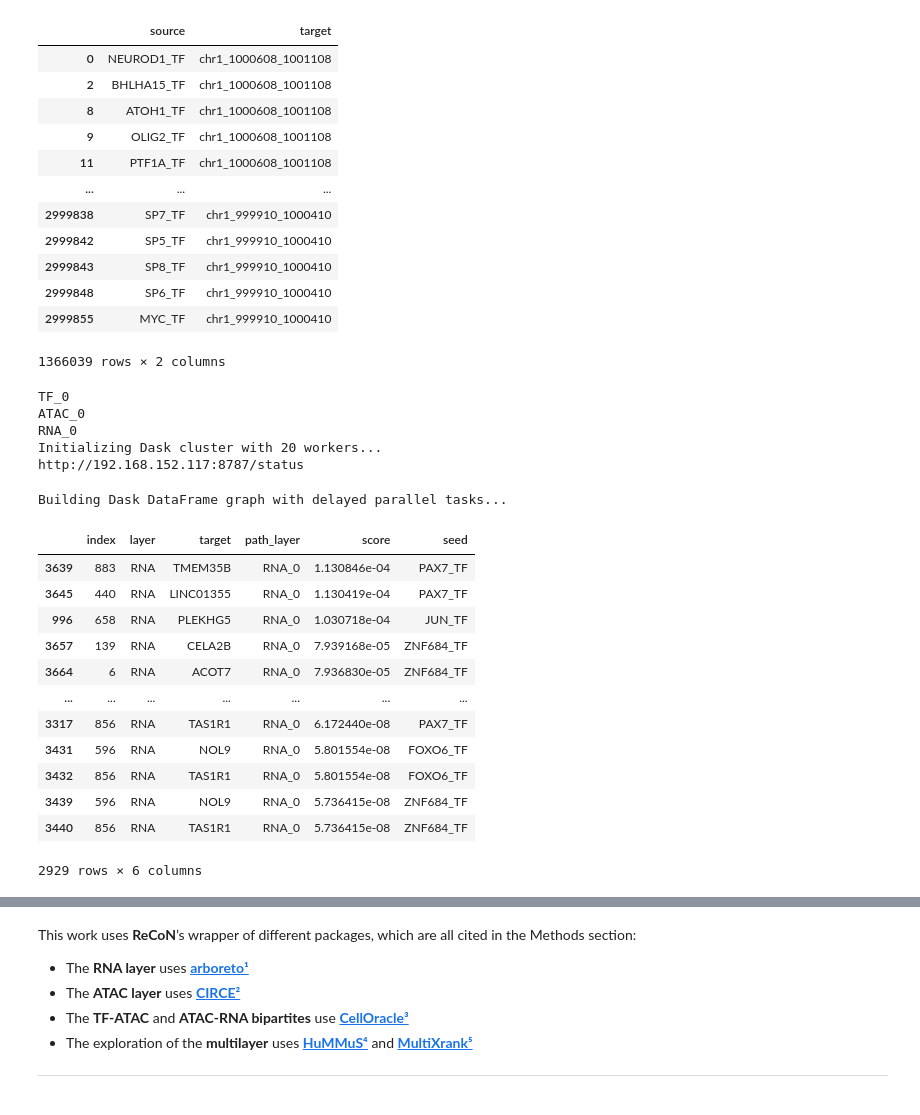
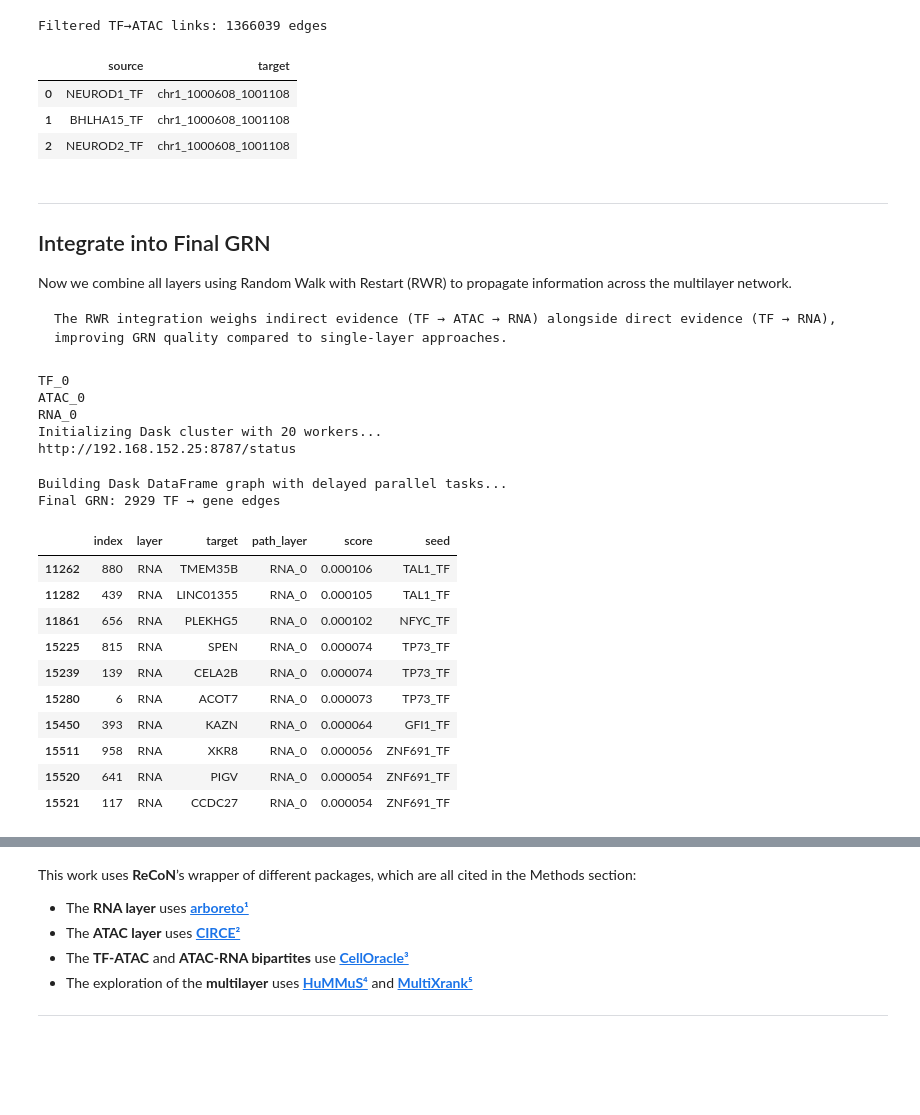
Before and after one commit to cantinilab/ReCoN, a Jupyter notebook: docs/source/recon_examples/4.recon_hummus.ipynb, the cells around one changed output, grey strips where cells are left out. Cells and saved outputs as stored; diff of their text form; code cells hidden in the pictures; blank space fills up the shorter version.

````diff
--- a/docs/source/recon_examples/4.recon_hummus.ipynb
+++ b/docs/source/recon_examples/4.recon_hummus.ipynb
@@ -32,3 +84,4 @@ import scanpy as sc
 # %%
-# import data
-mudata = mu.read_h5mu("circe_benchmark/data/datasets/pbmc10x/pbmc10x.h5mu")
+# Load paired RNA + ATAC data
+mudata = mu.read_h5mu("./data/build_grn_tuto/pbmc10x.h5mu")
+print(f"RNA: {mudata.mod['rna'].shape}, ATAC: {mudata.mod['atac'].shape}")
@@ -35,3 +90,5 @@ mudata = mu.read_h5mu("circe_benchmark/data/datasets/pbmc10x/pbmc10x.h5mu")
 # %%
-rna = mudata.mod['rna'][:, :1000]
-atac = mudata.mod['atac'][:, :5000]
+# Subset for faster computation (remove for full analysis)
+rna = mudata.mod['rna'][:5000, :1000]   # First 1000 genes
+atac = mudata.mod['atac'][:5000, :5000] # First 5000 peaks
+print(f"Subset - RNA: {rna.shape}, ATAC: {atac.shape}")
@@ -44,17 +144,22 @@ Calculating TF-to-gene importance
 # %%
+# Prepare ATAC peak names (replace special characters)
 atac.var_names = atac.var_names.str.replace("-", "_")
 atac.var_names = atac.var_names.str.replace(":", "_")
 
+# Add genomic region information
 atac = ci.add_region_infos(atac)
 
+# Compute peak co-accessibility network
 ci.compute_atac_network(atac, njobs=20)
 
-atac_network = ci.extract_atac_links(atac, key='atac_network', )
+# Extract and format the network
+atac_network = ci.extract_atac_links(atac, key='atac_network')
 atac_network = atac_network.rename(columns={
     "Peak1": "source",
     "Peak2": "target",
     "score": "weight"
 })
+print(f"ATAC network: {len(atac_network)} edges")
 # %% [output]
 [interactive output not drawn]
 [interactive output not drawn]
@@ -97,22 +228,28 @@ Filtering finished: 702652 -> 156632
 # %%
+# Filter to keep only links from known TFs
 tf_atac_links = tf_atac_links[tf_atac_links['source'].str.replace("_TF", "").isin(tfs_list)]
+print(f"Filtered TF→ATAC links: {len(tf_atac_links)} edges")
+# %% [output]
+Filtered TF→ATAC links: 1366039 edges
 # %%
-tf_atac_links
+tf_atac_links.head(3)
 # %% [output]
 |  | source | target |
 | 0 | NEUROD1_TF | chr1_1000608_1001108 |
-| 2 | BHLHA15_TF | chr1_1000608_1001108 |
-| 8 | ATOH1_TF | chr1_1000608_1001108 |
-| 9 | OLIG2_TF | chr1_1000608_1001108 |
-| 11 | PTF1A_TF | chr1_1000608_1001108 |
-| ... | ... | ... |
-| 2999838 | SP7_TF | chr1_999910_1000410 |
-| 2999842 | SP5_TF | chr1_999910_1000410 |
-| 2999843 | SP8_TF | chr1_999910_1000410 |
-| 2999848 | SP6_TF | chr1_999910_1000410 |
-| 2999855 | MYC_TF | chr1_999910_1000410 |
+| 1 | BHLHA15_TF | chr1_1000608_1001108 |
+| 2 | NEUROD2_TF | chr1_1000608_1001108 |
-1366039 rows × 2 columns
+# %% [markdown]
+---
+
+## Integrate into Final GRN
+
+Now we combine all layers using Random Walk with Restart (RWR) to propagate information across the multilayer network.
+
+```{tip}
+The RWR integration weighs indirect evidence (TF → ATAC → RNA) alongside direct evidence (TF → RNA), improving GRN quality compared to single-layer approaches.
+```
 # %%
+# Generate integrated GRN via RWR across all layers
 grn = recon.infer_grn.generate_grn(
     rna_network=rna_network,
     atac_network=atac_network,
@@ -121,27 +258,30 @@ grn = recon.infer_grn.generate_grn(
     tf_to_atac_links=tf_atac_links,
     n_jobs=20
 )
+
+# Keep only RNA layer (TF → gene relationships)
 grn = grn[grn.layer == 'RNA']
+print(f"Final GRN: {len(grn)} TF → gene edges")
 # %% [output]
 TF_0
 ATAC_0
 RNA_0
 Initializing Dask cluster with 20 workers...
-http://192.168.152.117:8787/status
+http://192.168.152.25:8787/status
 Building Dask DataFrame graph with delayed parallel tasks...
+Final GRN: 2929 TF → gene edges
 # %%
-grn
+# Preview the final GRN
+grn.head(10)
 # %% [output]
 |  | index | layer | target | path_layer | score | seed |
-| 3639 | 883 | RNA | TMEM35B | RNA_0 | 1.130846e-04 | PAX7_TF |
-| 3645 | 440 | RNA | LINC01355 | RNA_0 | 1.130419e-04 | PAX7_TF |
-| 996 | 658 | RNA | PLEKHG5 | RNA_0 | 1.030718e-04 | JUN_TF |
-| 3657 | 139 | RNA | CELA2B | RNA_0 | 7.939168e-05 | ZNF684_TF |
-| 3664 | 6 | RNA | ACOT7 | RNA_0 | 7.936830e-05 | ZNF684_TF |
-| ... | ... | ... | ... | ... | ... | ... |
-| 3317 | 856 | RNA | TAS1R1 | RNA_0 | 6.172440e-08 | PAX7_TF |
-| 3431 | 596 | RNA | NOL9 | RNA_0 | 5.801554e-08 | FOXO6_TF |
-| 3432 | 856 | RNA | TAS1R1 | RNA_0 | 5.801554e-08 | FOXO6_TF |
-| 3439 | 596 | RNA | NOL9 | RNA_0 | 5.736415e-08 | ZNF684_TF |
-| 3440 | 856 | RNA | TAS1R1 | RNA_0 | 5.736415e-08 | ZNF684_TF |
+| 11262 | 880 | RNA | TMEM35B | RNA_0 | 0.000106 | TAL1_TF |
+| 11282 | 439 | RNA | LINC01355 | RNA_0 | 0.000105 | TAL1_TF |
+| 11861 | 656 | RNA | PLEKHG5 | RNA_0 | 0.000102 | NFYC_TF |
+| 15225 | 815 | RNA | SPEN | RNA_0 | 0.000074 | TP73_TF |
+| 15239 | 139 | RNA | CELA2B | RNA_0 | 0.000074 | TP73_TF |
+| 15280 | 6 | RNA | ACOT7 | RNA_0 | 0.000073 | TP73_TF |
+| 15450 | 393 | RNA | KAZN | RNA_0 | 0.000064 | GFI1_TF |
+| 15511 | 958 | RNA | XKR8 | RNA_0 | 0.000056 | ZNF691_TF |
+| 15520 | 641 | RNA | PIGV | RNA_0 | 0.000054 | ZNF691_TF |
+| 15521 | 117 | RNA | CCDC27 | RNA_0 | 0.000054 | ZNF691_TF |
-2929 rows × 6 columns
````
Also changed, not shown: parts of 24 cells of this notebook, 5 other files.
